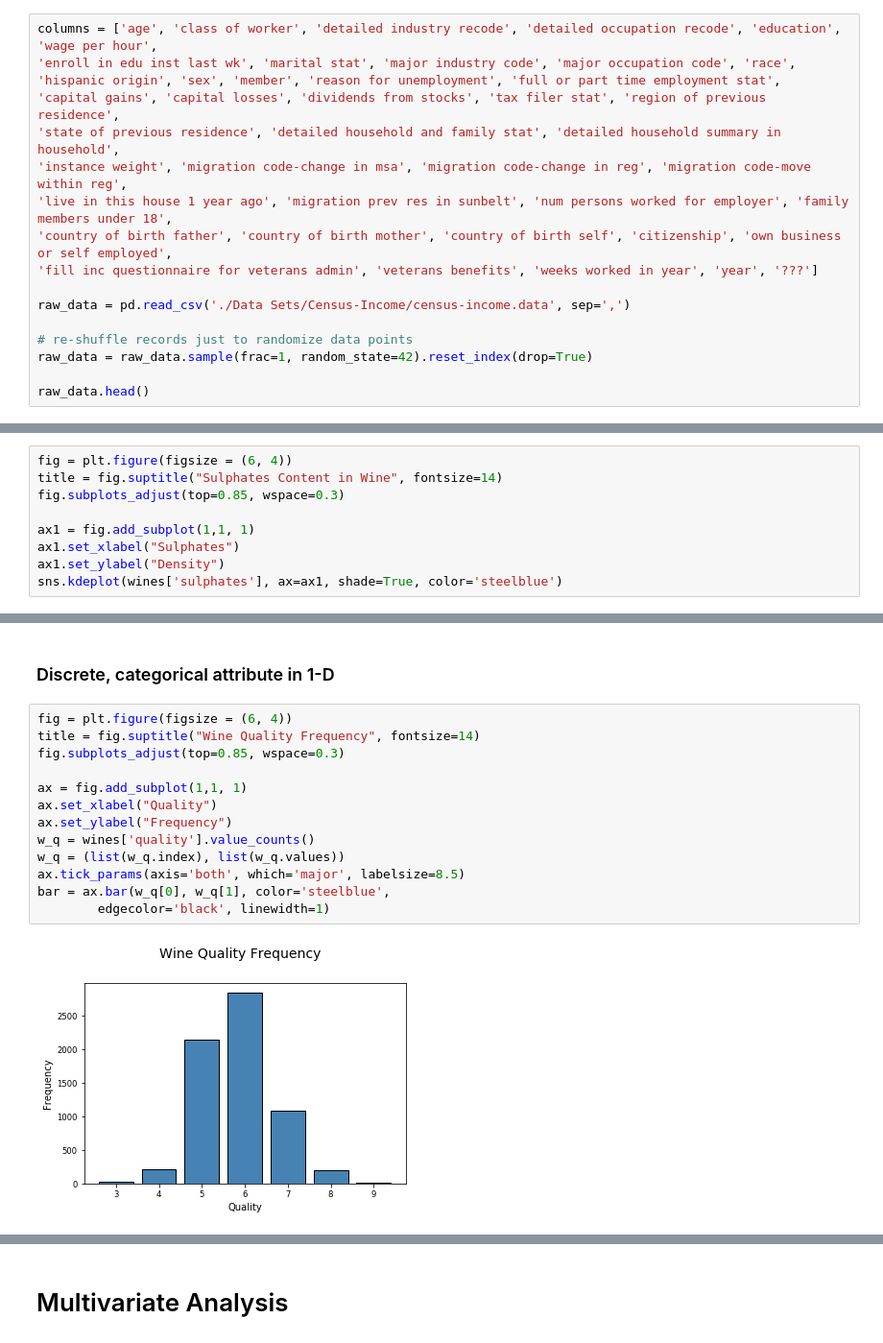
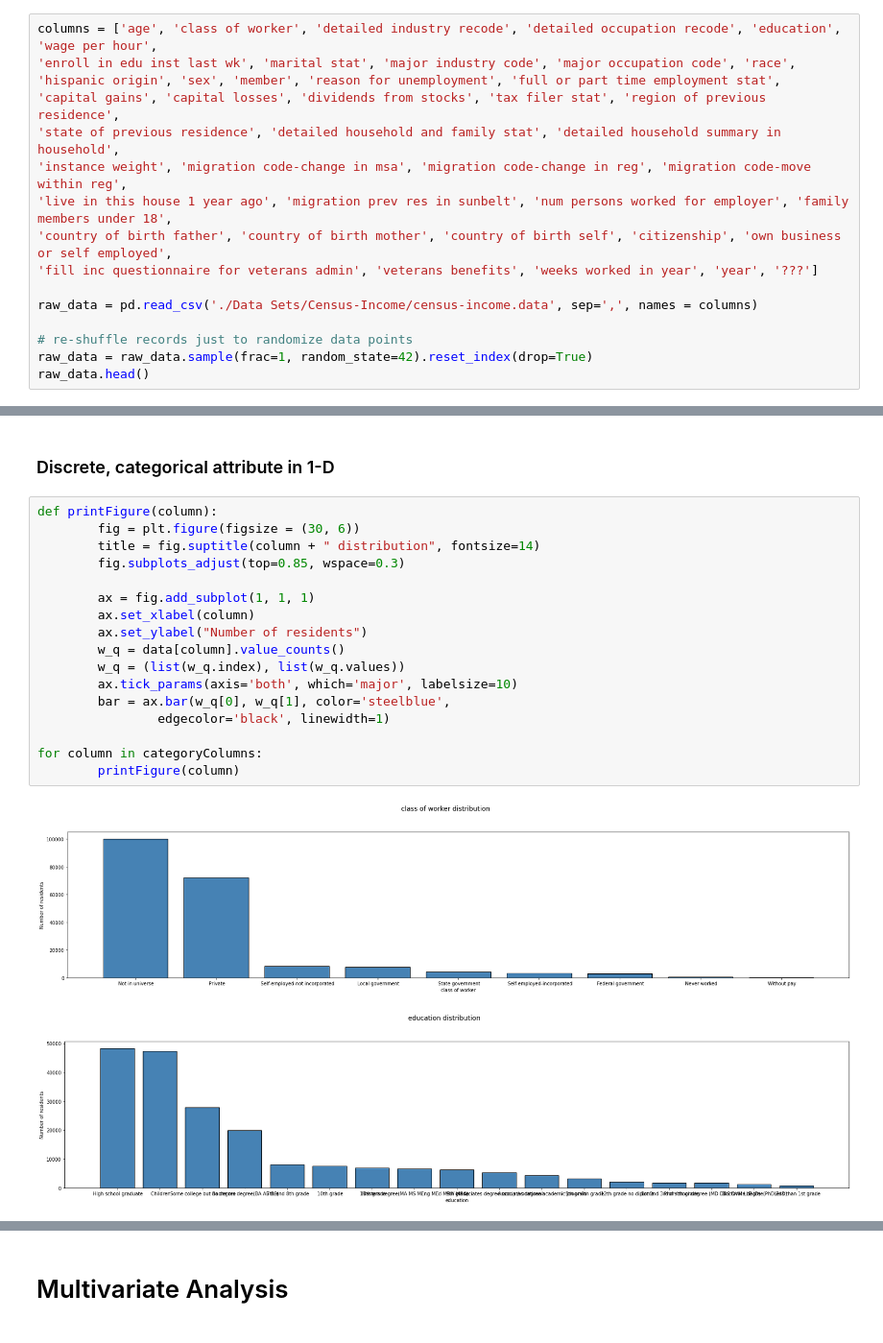
Before and after one commit to se21m024/DataScience, a Jupyter notebook: Exercise 1/se21m024_Stummer_ex1_Data_Visualization_Big.ipynb, the cells around one changed output, grey strips where cells are left out. Shown at 96% size. Saved outputs shown, nothing was run; the diff lists cells and outputs as text.

```diff
--- a/Exercise 1/se21m024_Stummer_ex1_Data_Visualization_Big.ipynb
+++ b/Exercise 1/se21m024_Stummer_ex1_Data_Visualization_Big.ipynb
@@ -24,10 +26,9 @@ columns = ['age', 'class of worker', 'detailed industry recode', 'detailed occup
 'country of birth father', 'country of birth mother', 'country of birth self', 'citizenship', 'own business or self employed',
 'fill inc questionnaire for veterans admin', 'veterans benefits', 'weeks worked in year', 'year', '???']
 
-raw_data = pd.read_csv('./Data Sets/Census-Income/census-income.data', sep=',')
+raw_data = pd.read_csv('./Data Sets/Census-Income/census-income.data', sep=',', names = columns)
 
 # re-shuffle records just to randomize data points
 raw_data = raw_data.sample(frac=1, random_state=42).reset_index(drop=True)
-
 raw_data.head()
 # %% [output]
@@ -120,9 +166,0 @@ freq, bins, patches = ax.hist(wines['sulphates'], color='steelblue', bins=15,
-# %%
-fig = plt.figure(figsize = (6, 4))
-title = fig.suptitle("Sulphates Content in Wine", fontsize=14)
-fig.subplots_adjust(top=0.85, wspace=0.3)
-
-ax1 = fig.add_subplot(1,1, 1)
-ax1.set_xlabel("Sulphates")
-ax1.set_ylabel("Density")
-sns.kdeplot(wines['sulphates'], ax=ax1, shade=True, color='steelblue')
@@ -132,17 +167,22 @@ sns.kdeplot(wines['sulphates'], ax=ax1, shade=True, color='steelblue')
 # %% [markdown]
 ### Discrete, categorical attribute in 1-D
 # %%
-fig = plt.figure(figsize = (6, 4))
-title = fig.suptitle("Wine Quality Frequency", fontsize=14)
-fig.subplots_adjust(top=0.85, wspace=0.3)
+def printFigure(column):
+        fig = plt.figure(figsize = (30, 6))
+        title = fig.suptitle(column + " distribution", fontsize=14)
+        fig.subplots_adjust(top=0.85, wspace=0.3)
 
-ax = fig.add_subplot(1,1, 1)
-ax.set_xlabel("Quality")
-ax.set_ylabel("Frequency")
-w_q = wines['quality'].value_counts()
-w_q = (list(w_q.index), list(w_q.values))
-ax.tick_params(axis='both', which='major', labelsize=8.5)
-bar = ax.bar(w_q[0], w_q[1], color='steelblue',
-        edgecolor='black', linewidth=1)
+        ax = fig.add_subplot(1, 1, 1)
+        ax.set_xlabel(column)
+        ax.set_ylabel("Number of residents")
+        w_q = data[column].value_counts()
+        w_q = (list(w_q.index), list(w_q.values))
+        ax.tick_params(axis='both', which='major', labelsize=10)
+        bar = ax.bar(w_q[0], w_q[1], color='steelblue',
+                edgecolor='black', linewidth=1)
+
+for column in categoryColumns:
+        printFigure(column)
 # %% [output]
-[figure, old version]
+[figure, new version]
+[figure, added]
```
Also changed, not shown: parts of 32 cells of this notebook, 1 other file.
